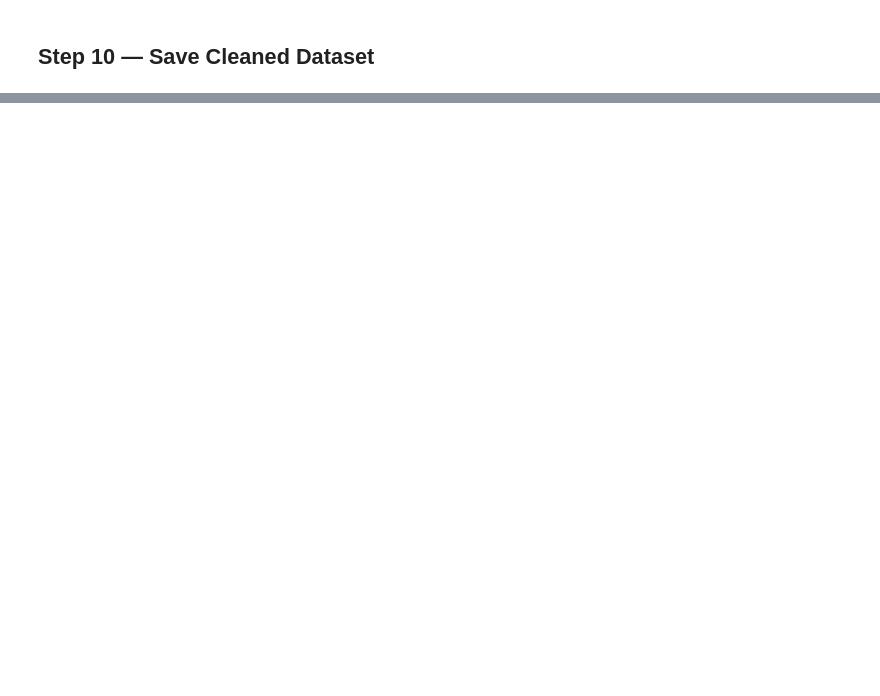
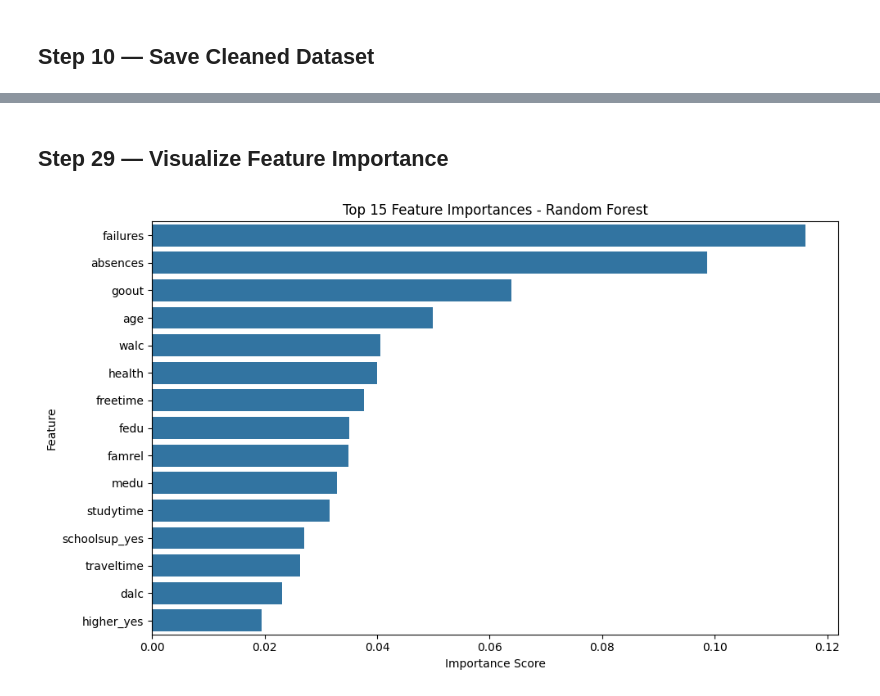
Before and after one commit to ruscobby/MikeWheeler, a Jupyter notebook: notebooks/01_data_cleaning_isailton.ipynb, the cells around one changed output, grey strips where cells are left out. Drawn from its saved outputs; the diff is of its cells as text; code cells hidden in the pictures; blank space fills up the shorter version.

```diff
--- a/notebooks/01_data_cleaning_isailton.ipynb
+++ b/notebooks/01_data_cleaning_isailton.ipynb
@@ -176,0 +424,5 @@ df.to_csv("../data/01_students_mat_cleaned_isailton.csv", index=False)
+# %%
+# Step 12 - Separate X (features) and y (target)
+
+X = df_model.drop(columns=["pass_fail"])
+y = df_model["pass_fail"]
@@ -176,0 +619,8 @@ df.to_csv("../data/01_students_mat_cleaned_isailton.csv", index=False)
+# %%
+# Step 20 - Train AdaBoost model
+
+ada = AdaBoostClassifier(random_state=42)
+ada.fit(X_train, y_train)
+
+y_pred_ada = ada.predict(X_test)
+accuracy_score(y_test, y_pred_ada)
@@ -176,0 +722,10 @@ df.to_csv("../data/01_students_mat_cleaned_isailton.csv", index=False)
+# %%
+# Step 25 - Train Random Forest using best parameters
+
+best_rf = grid_search.best_estimator_
+
+# Predict on test data
+y_pred_best_rf = best_rf.predict(X_test)
+
+# Evaluate performance
+accuracy_score(y_test, y_pred_best_rf)
@@ -176,0 +755,8 @@ df.to_csv("../data/01_students_mat_cleaned_isailton.csv", index=False)
+# %%
+# Step 27 - Extract feature importance from Random Forest
+# Feature importance tells us which variables influence predictions most
+
+feature_importance = pd.DataFrame({
+    "feature": X_train.columns,
+    "importance": best_rf.feature_importances_
+}).sort_values(by="importance", ascending=False)
@@ -176,0 +786,18 @@ df.to_csv("../data/01_students_mat_cleaned_isailton.csv", index=False)
+# %% [markdown]
+## Step 29 — Visualize Feature Importance
+# %%
+# Step 29 - Plot feature importance for interpretability
+
+plt.figure(figsize=(10, 6))
+sns.barplot(
+    x="importance",
+    y="feature",
+    data=feature_importance.head(15)
+)
+plt.title("Top 15 Feature Importances - Random Forest")
+plt.xlabel("Importance Score")
+plt.ylabel("Feature")
+plt.tight_layout()
+plt.show()
+# %% [output]
+[figure, added]
```
Also changed, not shown: parts of 104 cells of this notebook.
